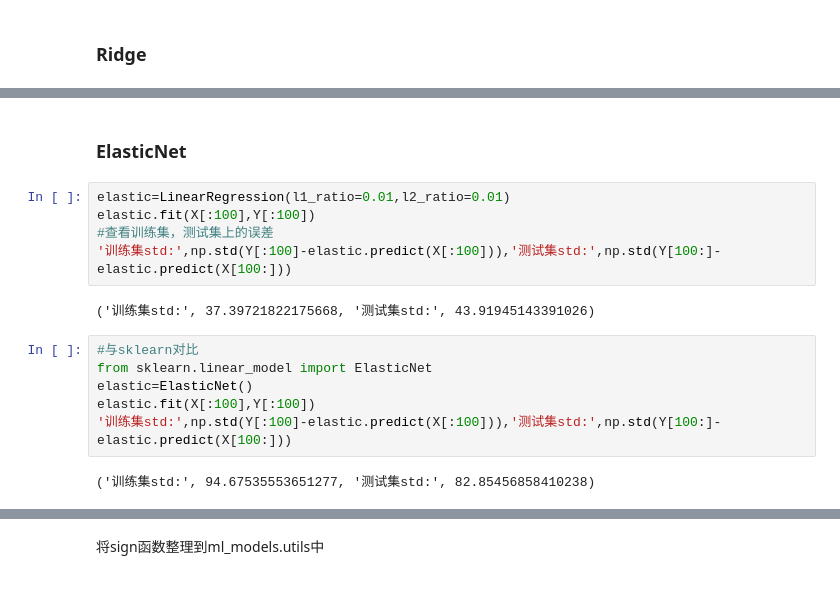
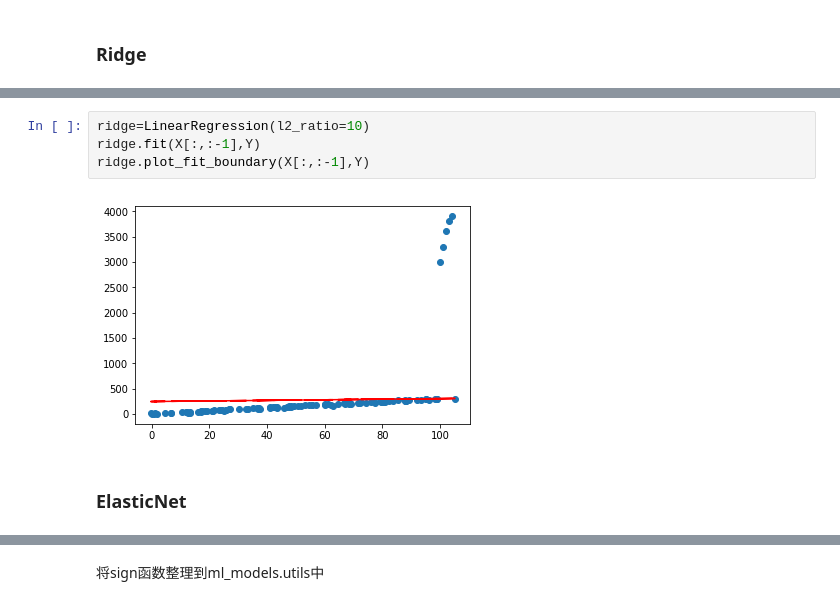
Before and after one commit to zhulei227/ML_Notes, a Jupyter notebook: notebooks/01_线性模型_线性回归_正则化(Lasso,Ridge,ElasticNet).ipynb, the cells around one changed output, grey strips where cells are left out. Drawn from its saved outputs; the diff is of its cells as text.

```diff
--- a/notebooks/01_线性模型_线性回归_正则化(Lasso,Ridge,ElasticNet).ipynb
+++ b/notebooks/01_线性模型_线性回归_正则化(Lasso,Ridge,ElasticNet).ipynb
@@ -207,17 +195,8 @@ ridge.fit(X[:100],Y[:100])
+# %%
+ridge=LinearRegression(l2_ratio=10)
+ridge.fit(X[:,:-1],Y)
+ridge.plot_fit_boundary(X[:,:-1],Y)
+# %% [output]
+[figure, added]
 # %% [markdown]
 ### ElasticNet
-# %%
-elastic=LinearRegression(l1_ratio=0.01,l2_ratio=0.01)
-elastic.fit(X[:100],Y[:100])
-#查看训练集，测试集上的误差
-'训练集std:',np.std(Y[:100]-elastic.predict(X[:100])),'测试集std:',np.std(Y[100:]-elastic.predict(X[100:]))
-# %% [output]
-('训练集std:', 37.39721822175668, '测试集std:', 43.91945143391026)
-# %%
-#与sklearn对比
-from sklearn.linear_model import ElasticNet
-elastic=ElasticNet()
-elastic.fit(X[:100],Y[:100])
-'训练集std:',np.std(Y[:100]-elastic.predict(X[:100])),'测试集std:',np.std(Y[100:]-elastic.predict(X[100:]))
-# %% [output]
-('训练集std:', 94.67535553651277, '测试集std:', 82.85456858410238)
```
Also changed, not shown: parts of 15 cells of this notebook, 1 other file.
